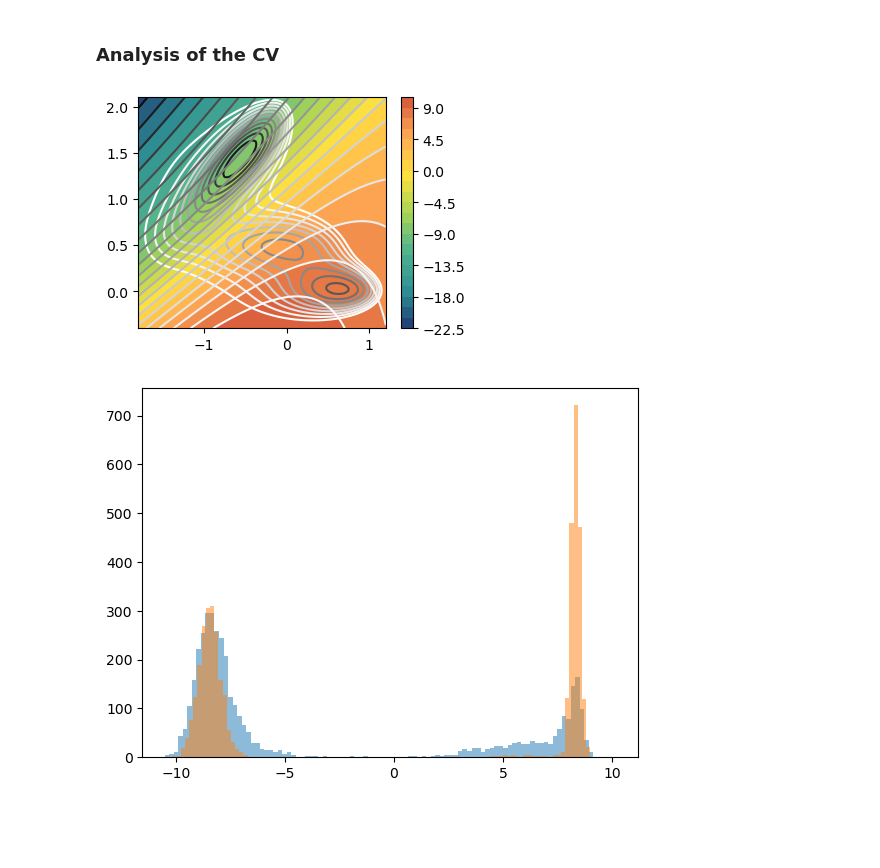
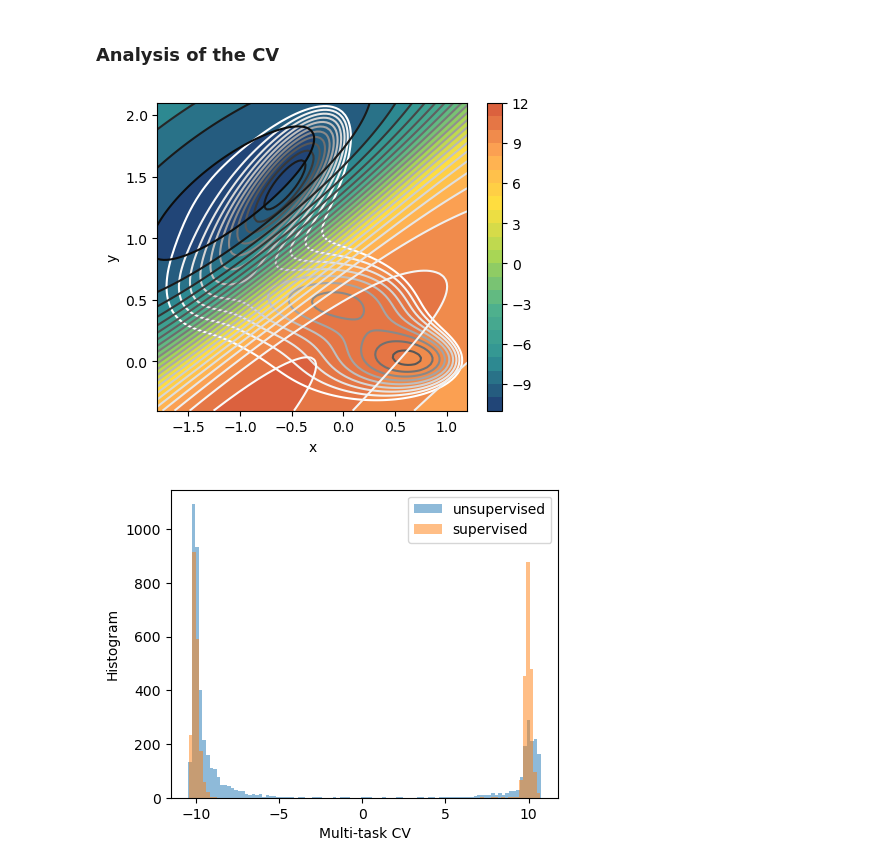
Before and after one commit to luigibonati/mlcolvar, a Jupyter notebook: docs/notebooks/tutorials/adv_multitask.ipynb, the cells around one changed output. Saved outputs shown, nothing was run; the diff lists cells and outputs as text; code cells hidden in the pictures; blank space fills up the shorter version.

Commit message:
Added comments to MultitaskCV tutorial

```diff
--- a/docs/notebooks/tutorials/adv_multitask.ipynb
+++ b/docs/notebooks/tutorials/adv_multitask.ipynb
@@ -41,18 +43,21 @@ n_states = 2
 
 # load unlabeled data
 filenames = ['data/muller-brown/biased/opes-y/COLVAR']
-unsupervised_dataset, unsupervised_df = create_dataset_from_files(filenames, return_dataframe=True, filter_args={'regex':'p.x|p.y'}, verbose=False, start=1000, stop=5000, create_labels=False)
+unsupervised_dataset, unsupervised_df = create_dataset_from_files(filenames, return_dataframe=True, filter_args={'regex':'p.x|p.y'}, verbose=False, start=0, stop=5000, create_labels=False)
 
 # load labeled data
 filenames = [ f"data/muller-brown/unbiased/state-{i}/COLVAR" for i in range(n_states) ]
 supervised_dataset, supervised_df = create_dataset_from_files(filenames,return_dataframe=True, filter_args={'regex':'p.x|p.y'}, start=0, stop=2000, verbose=False)
 
 # create multitask datamodule with both datasets
-datamodule = DictModule(dataset=[unsupervised_dataset, supervised_dataset])
+datamodule = DictModule(dataset=[unsupervised_dataset, supervised_dataset], batch_size=1000)
 print(datamodule)
 
 fig, ax = plt.subplots(figsize=(5,4))
-ax.scatter(unsupervised_df['p.x'], unsupervised_df['p.y'], s=5, alpha=0.5)
-ax.scatter(supervised_df['p.x'], supervised_df['p.y'], s=5, alpha=0.5)
+ax.scatter(unsupervised_df['p.x'], unsupervised_df['p.y'], s=5, alpha=0.5, label='unsupervised')
+ax.scatter(supervised_df['p.x'], supervised_df['p.y'], s=5, alpha=0.5, label='supervised')
+ax.set_xlabel('x')
+ax.set_ylabel('y')
+ax.legend()
 plt.show()
 # %% [output]
@@ -95,6 +112,8 @@ HPU available: False, using: 0 HPUs
 LOCAL_RANK: 0 - CUDA_VISIBLE_DEVICES: [0]
 `Trainer.fit` stopped: `max_epochs=500` reached.
 # %%
+fig, ax = plt.subplots(figsize=(5,4))
 metrics.metrics.keys()
-plot_metrics(metrics.metrics, ['train_loss', 'train_aux_loss_0', 'train_total_loss_epoch'])
+plot_metrics(metrics.metrics, ['train_loss', 'train_aux_loss_0', 'train_total_loss_epoch'], ax=ax)
+plt.tight_layout()
 # %% [output]
@@ -103,22 +121,28 @@ plot_metrics(metrics.metrics, ['train_loss', 'train_aux_loss_0', 'train_total_lo
 # %% [markdown]
 ### Analysis of the CV
 # %%
-fig,axs = plt.subplots( 1, n_components, figsize=(4*n_components,3) )
+fig,axs = plt.subplots( 1, n_components, figsize=(5*n_components,4) )
 if n_components == 1:
     axs = [axs]
 for i in range(n_components):
     ax = axs[i]
     plot_isolines_2D(muller_brown_potential,levels=np.linspace(0,24,12),mode='contour',ax=ax)
     plot_isolines_2D(model, component=i, levels=25, ax=ax)
     plot_isolines_2D(model, component=i, mode='contour', levels=25, ax=ax)
-
-#plt.savefig(f'{RESULTS_FOLDER}/cv_isolines.png')
+ax.set_xlabel('x')
+ax.set_ylabel('y')
 plt.show()
 # %% [output]
-[figure, old version]
+[figure, new version]
 # %%
+fig, ax = plt.subplots(figsize=(5,4))
 with torch.no_grad():
-    plt.hist(model(unsupervised_dataset['data']).numpy(),bins=100, alpha=0.5)
-    plt.hist(model(supervised_dataset['data']).numpy(),bins=100, alpha=0.5)
+    ax.hist(model(unsupervised_dataset['data']).numpy(),bins=100, alpha=0.5, label='unsupervised')
+    ax.hist(model(supervised_dataset['data']).numpy(),bins=100, alpha=0.5, label='supervised')
+
+ax.set_xlabel('Multi-task CV')
+ax.set_ylabel('Histogram')
+ax.legend()
+plt.show()
 # %% [output]
-[figure, old version]
+[figure, new version]
```
Also changed, not shown: parts of 7 cells of this notebook.
